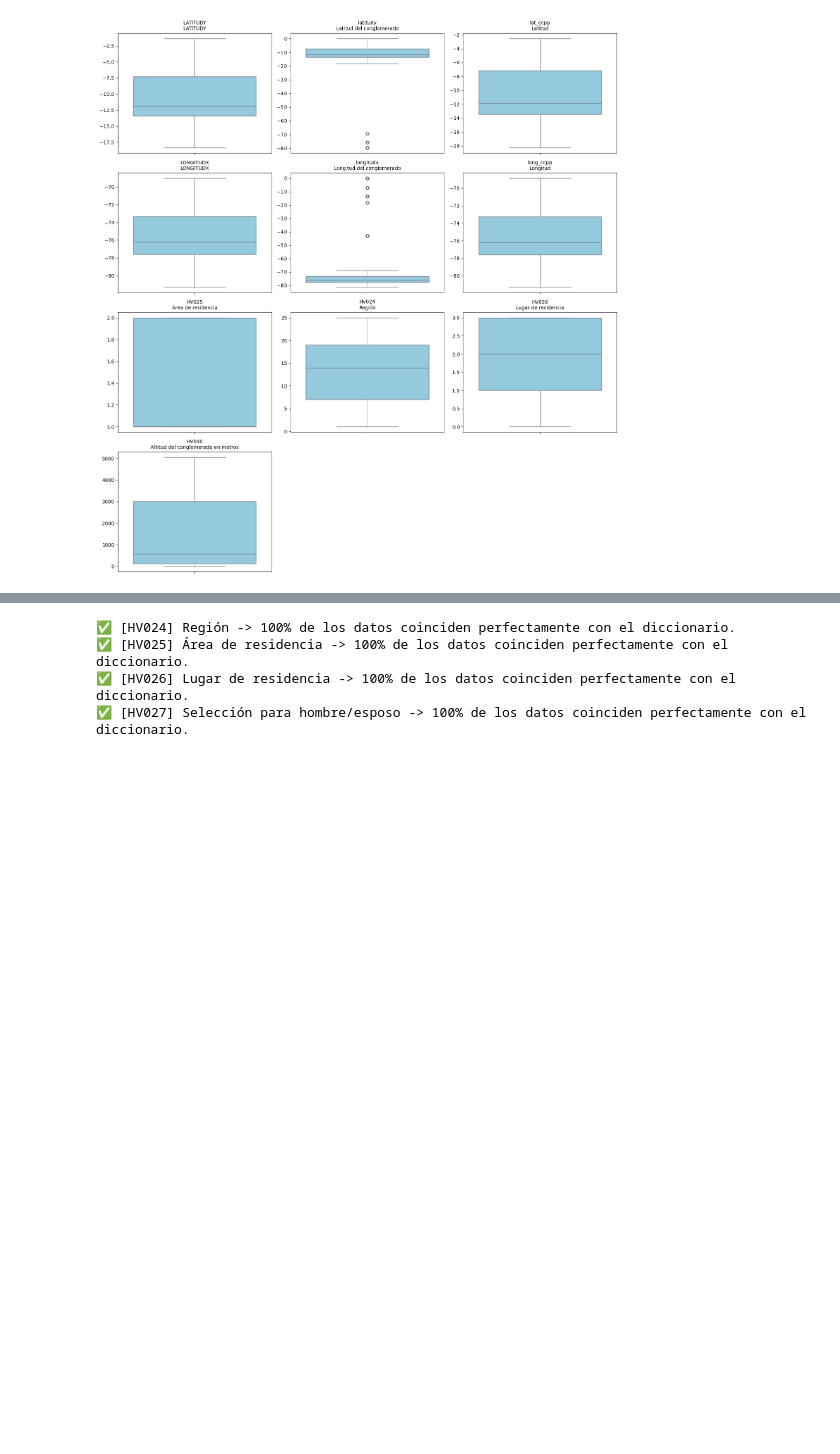
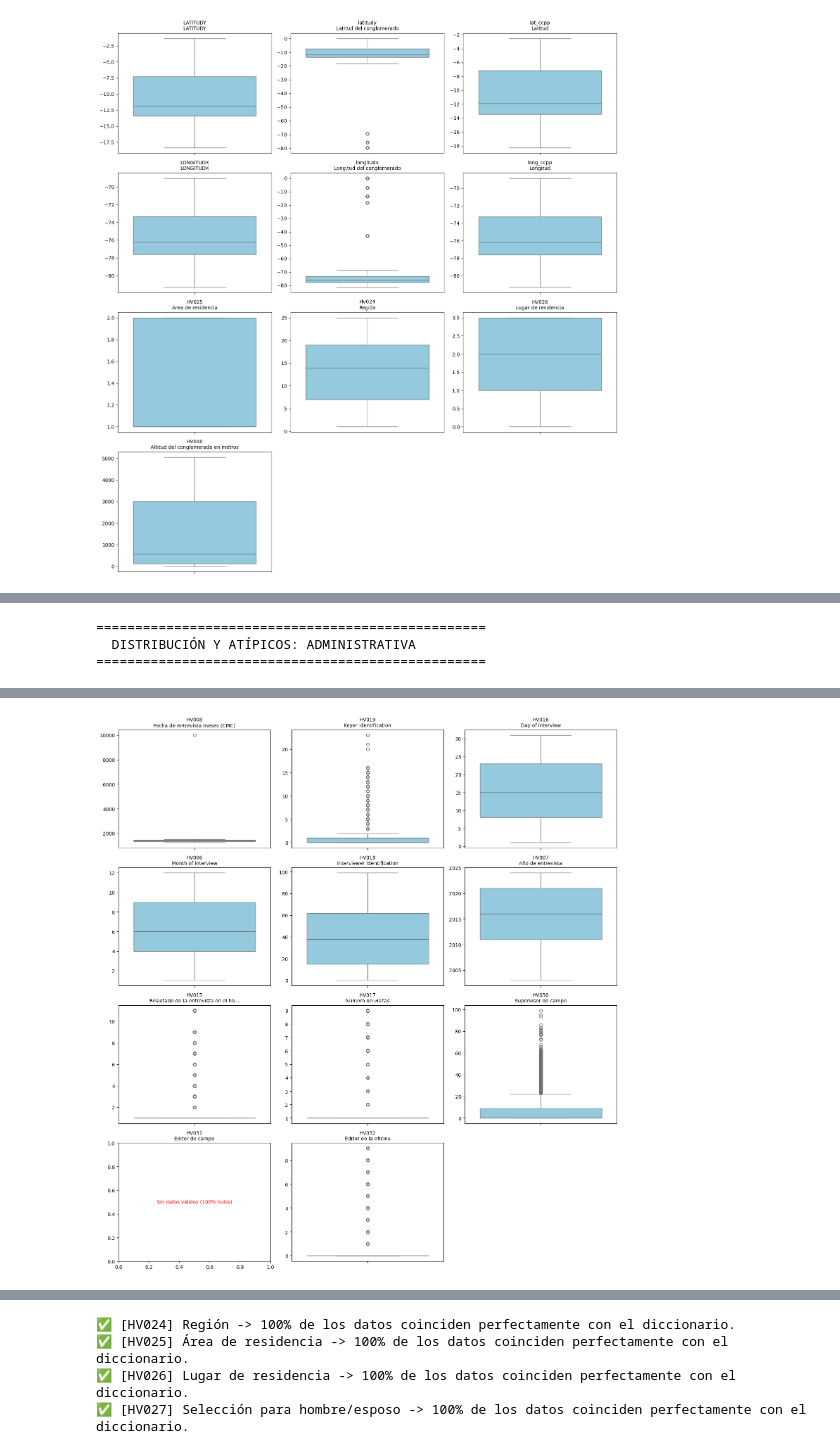
Before and after one commit to abelguevara-upeu/malnutrition-research, a Jupyter notebook: notebooks/01_data_understanding/rech0_hogar/01_eda_raw_rech0.ipynb, the cells around one changed output, grey strips where cells are left out. Saved outputs shown, nothing was run; the diff lists cells and outputs as text; code cells hidden in the pictures; blank space fills up the shorter version.

```diff
--- a/notebooks/01_eda_raw_rech0.ipynb
+++ b/notebooks/01_data_understanding/rech0_hogar/01_eda_raw_rech0.ipynb
@@ -831,0 +905,6 @@ analizar_distribucion_y_atipicos('muestreo')
+# %%
+analizar_distribucion_y_atipicos('administrativa')
+# %% [output]
+==================================================
+  DISTRIBUCIÓN Y ATÍPICOS: ADMINISTRATIVA
+==================================================
@@ -831,0 +923 @@ analizar_distribucion_y_atipicos('muestreo')
+[figure, added]
```
Also changed, not shown: parts of 9 cells of this notebook, 3 other files.
